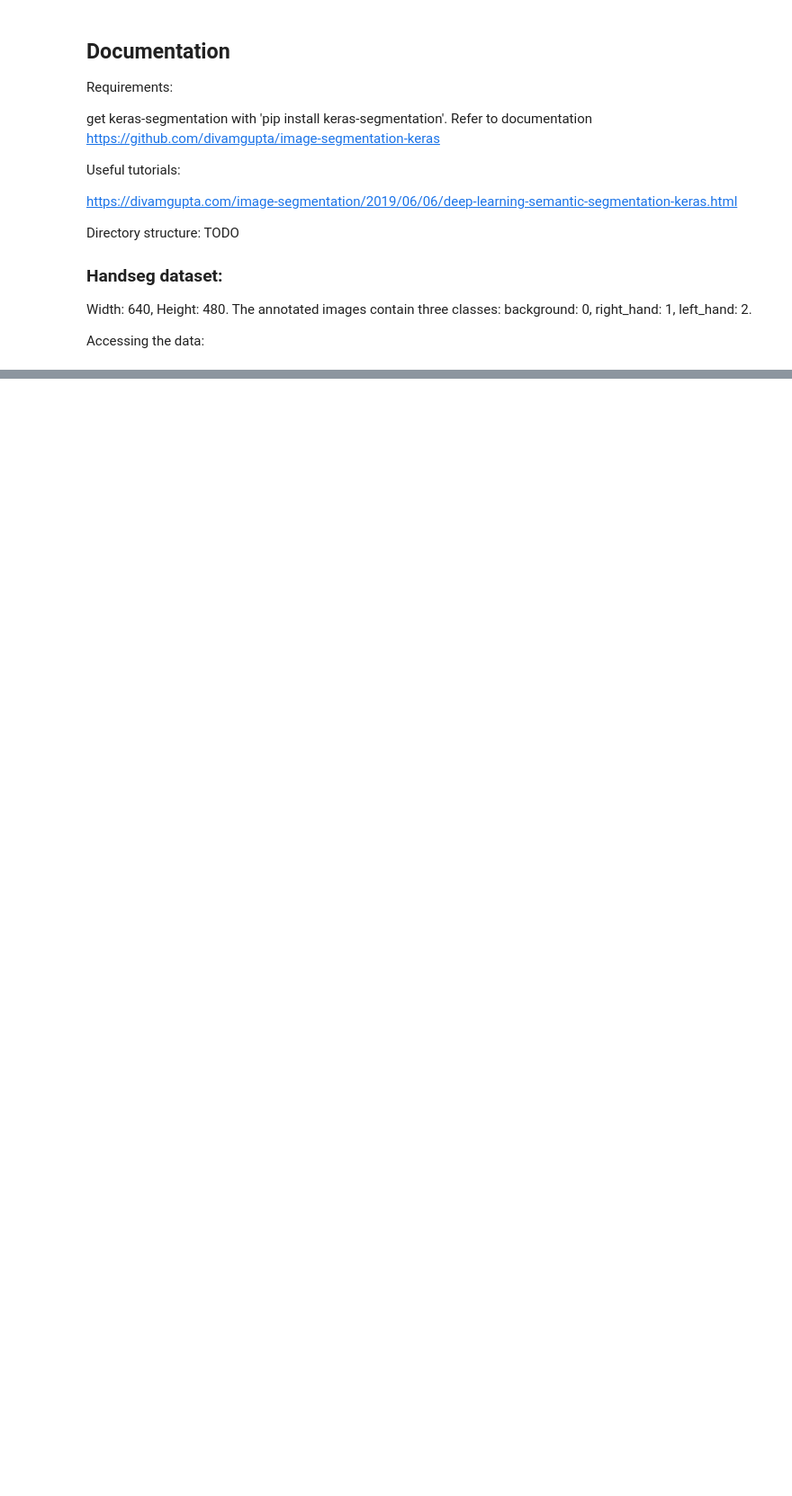
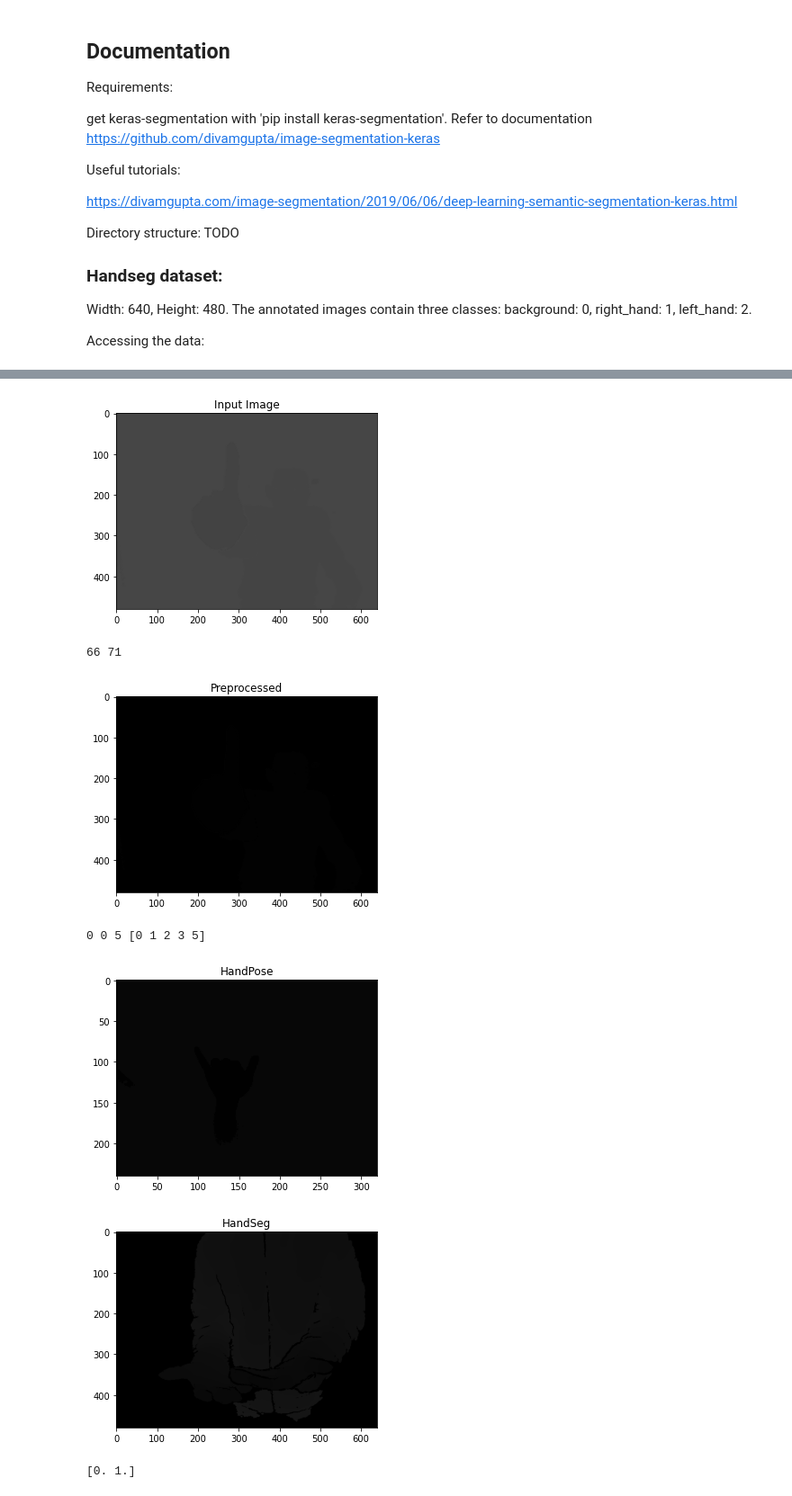
Before and after one commit to Mosqui0/Projekt-Neuroinformatik, a Jupyter notebook: Code/HandSeg/Handseg_Model.ipynb, the cells around one changed output, grey strips where cells are left out. Shown at 90% size. Saved outputs shown, nothing was run; the diff lists cells and outputs as text; code cells hidden in the pictures; blank space fills up the shorter version.

```diff
--- a/Code/HandSeg/Handseg_Model.ipynb
+++ b/Code/HandSeg/Handseg_Model.ipynb
@@ -276,0 +306,48 @@ cv2.destroyAllWindows()
+# %%
+handseg.load_weights("../../../results/weights/twoClasses/handseg_model_twoClasses_1.h5")
+
+def preprocess2(img):
+    img = img - img.min()
+    #img = img.max() - img
+    return img
+
+
+depth_seg = cv2.imread(handseg_path+'/images/user-4.00009545.png')
+depth_pose = cv2.imread(handseg_path+'/predict/depth_1_0000045.png')
+
+# load image
+depth_map = cv2.imread("./test_depth.png")
+plt.imshow(depth_map); plt.title('Input Image'); plt.show()
+print(depth_map.min(), depth_map.max())
+
+# Preprocessing
+depth_map = preprocess2(depth_map)
+depth_map = tf.where(depth_map == 4, 0, depth_map).numpy()
+plt.imshow(depth_map, cmap="gray_r"); plt.title('Preprocessed'); plt.show()
+print(depth_map[0,0,0], depth_map.min(), depth_map.max(), np.unique(depth_map))
+plt.imshow(depth_pose, cmap="gray_r"); plt.title('HandPose'); plt.show()
+plt.imshow(depth_seg, cmap="gray_r"); plt.title('HandSeg'); plt.show()
+
+#depth_map = cv2.fastNlMeansDenoisingColored(depth_map,None,100,10,7,21)
+#plt.imshow(depth_map); plt.title('After denoising'); plt.show()
+
+im = np.reshape(depth_map, (1,480, 640, 3))
+out_im = handseg.predict(im)
+out_im_pred = interpretPrediction(out_im[0])
+print(np.unique(out_im_pred))
+plt.imshow(out_im_pred); plt.title('Predicted Image 2'); plt.show()
+
+# draw box
+name = "./S01_C01_0025.bin"
+ground = np.fromfile(name, dtype='uint8')
+ground = ground.reshape(240,320,4)
+ground = cv2.resize(ground, dsize=(640, 480), interpolation=cv2.INTER_CUBIC)
+drawBoxes(out_im_pred, ground[:,:,2])
+# %% [output]
+[figure, added]
+66 71
+[figure, added]
+0 0 5 [0 1 2 3 5]
+[figure, added]
+[figure, added]
+[0. 1.]
```
Also changed, not shown: parts of 21 cells of this notebook, 12 other files.
